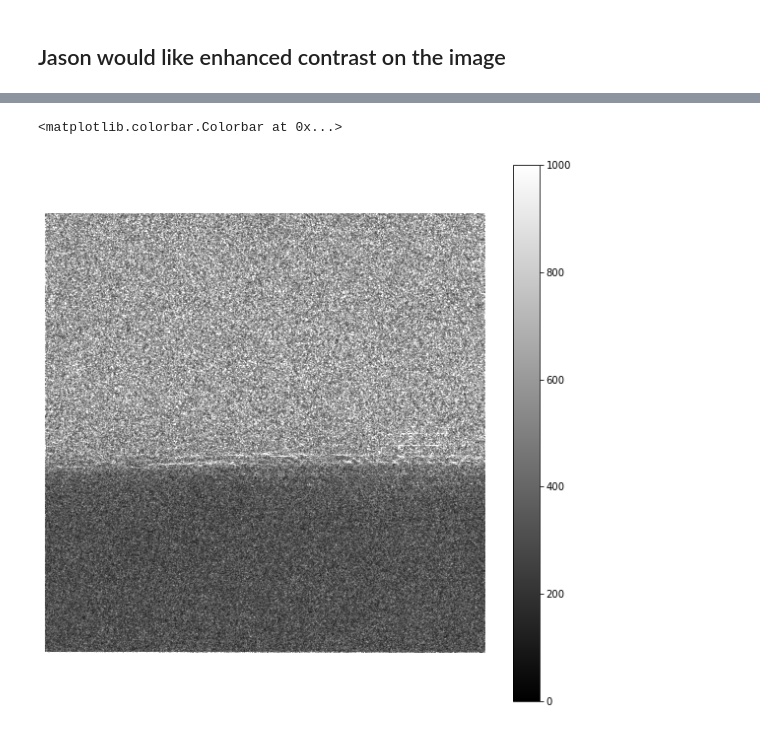
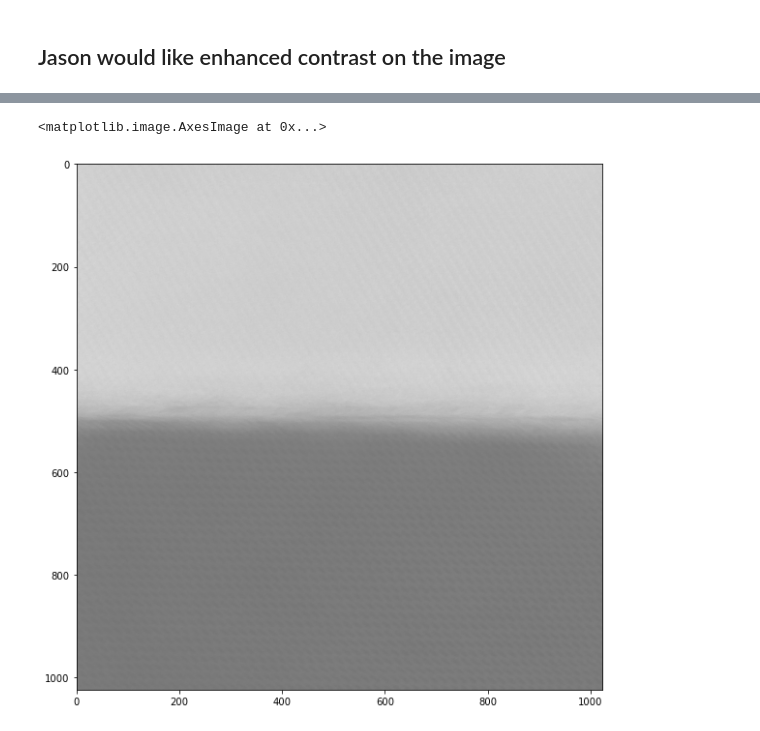
Before and after one commit to CY-Zhang/PyProcessingCodes, a Jupyter notebook: PolarizationAnalysis/RemoteEpitaxyImageProcessing.ipynb, the cells around one changed output, grey strips where cells are left out. Saved outputs shown, nothing was run; the diff lists cells and outputs as text; code cells hidden in the pictures.

```diff
--- a/PolarizationAnalysis/RemoteEpitaxyImageProcessing.ipynb
+++ b/PolarizationAnalysis/RemoteEpitaxyImageProcessing.ipynb
@@ -28,8 +122,23 @@ im_grad_mag = np.sqrt(im_grad[0,:,:]*im_grad[0,:,:]+im_grad[1,:,:]*im_grad[1,:,:
+# %%
+def adjust_gamma(image, gamma=1.0):
+
+   invGamma = 1.0 / gamma
+   table = np.array([((i / 255.0) ** invGamma) * 255
+      for i in np.arange(0, 256)]).astype("uint8")
+
+   return cv2.LUT(image, table)
+# %%
+x = 'D:/2020/RemoteEpiHeusler/100619_GdPtSb/im_9.tif'  #location of the image
+original = cv2.imread(x, 1)
+# cv2.imshow('original',original)
+
+gamma = 1.3                                  # change the value here to get different result
+adjusted = adjust_gamma(original, gamma=gamma)
+# cv2.putText(adjusted, "g={}".format(gamma), (10, 30),cv2.FONT_HERSHEY_SIMPLEX, 0.8, (0, 0, 255), 3)
+# cv2.imshow("gammam image 1", adjusted)
 # %%
 fig = plt.figure(figsize=[10,10])
-plt.imshow(im_grad_mag,cmap='gray',clim=[0,1000])
-plt.axis('off')
-plt.colorbar()
+plt.imshow(adjusted)
 # %% [output]
-<matplotlib.colorbar.Colorbar at 0x...>
+<matplotlib.image.AxesImage at 0x...>
-[figure, old version]
+[figure, new version]
```
Also changed, not shown: parts of 14 cells of this notebook, 6 other files.
